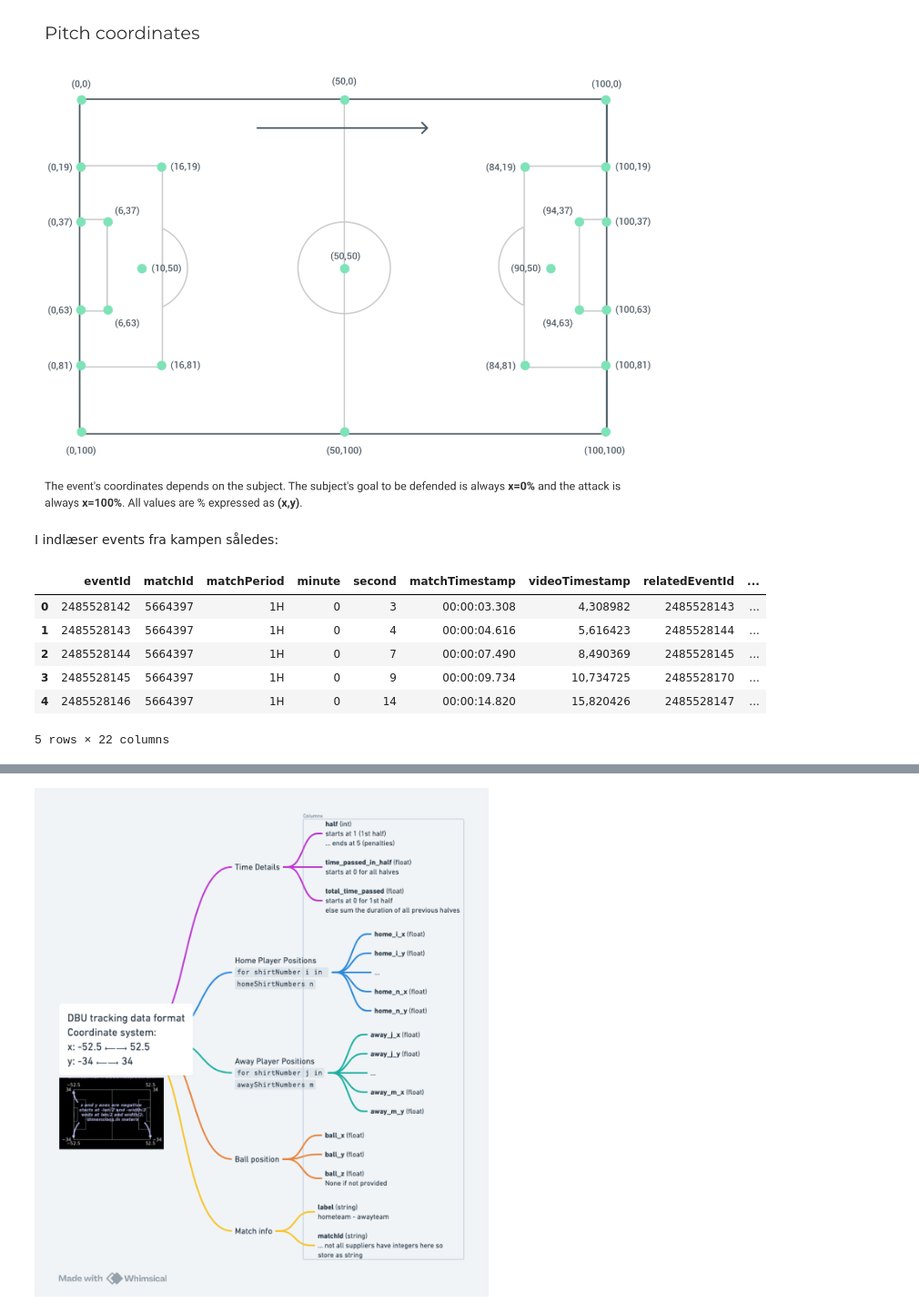
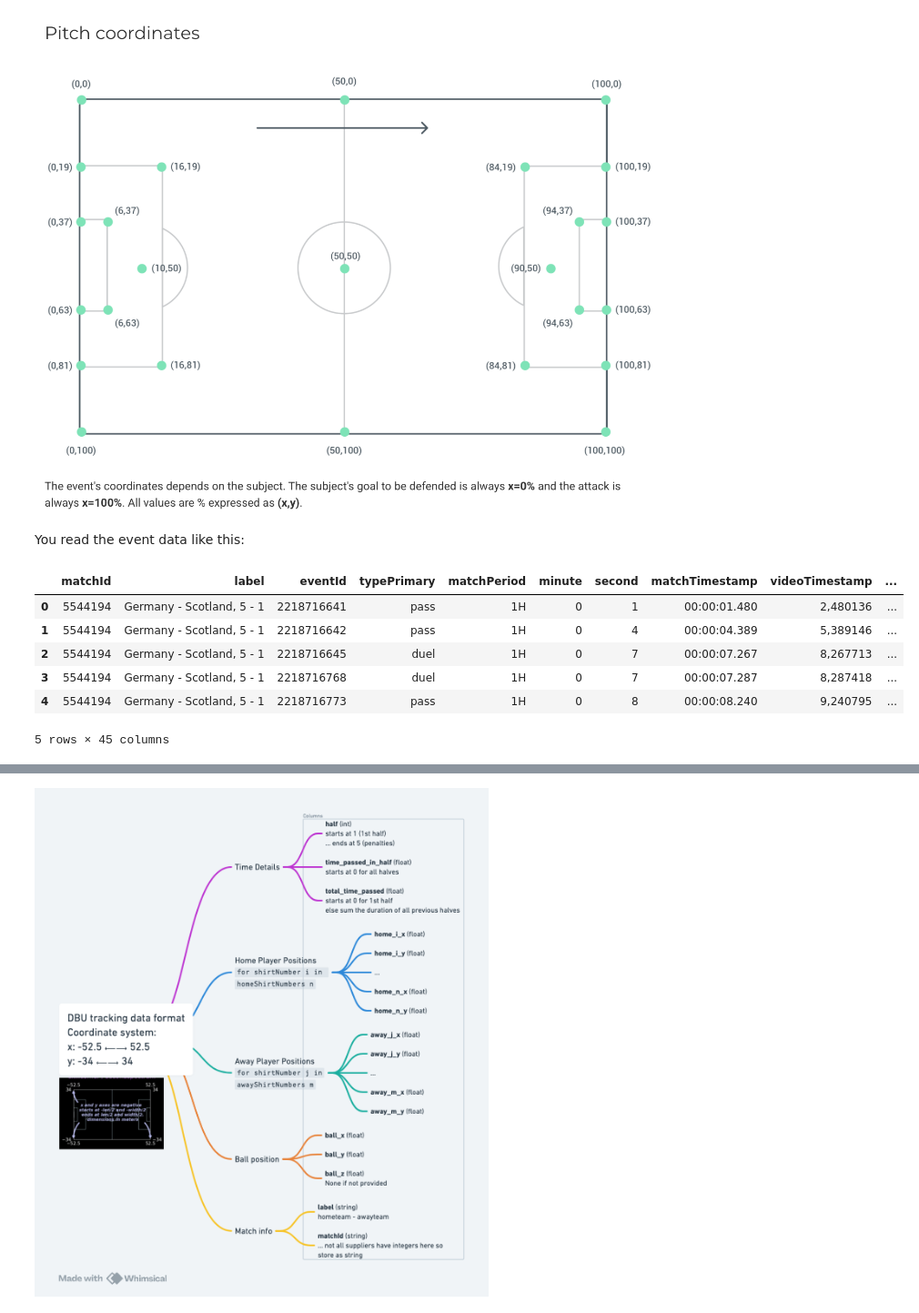
Before and after one commit to Halfspace-io/hs-dbu-hackathon, a Jupyter notebook: intro.ipynb, the cells around one changed output, grey strips where cells are left out. Shown at 91% size. Cells and saved outputs as stored; diff of their text form; code cells hidden in the pictures.

```diff
--- a/intro.ipynb
+++ b/intro.ipynb
@@ -43,17 +74,17 @@ Image(filename='pngs/wyscout_pitch_coordinates.png')
 # %% [output]
 [figure]
 # %% [markdown]
-I indlæser events fra kampen således:
+You read the event data like this:
 # %%
 import pandas as pd
-den_por = pd.read_csv(Directories.DATA_PATH / "test_match/H_NL2024-2025/DEN-POR_NL2024/events.csv")
-den_por.head()
+events = pd.read_csv(Directories.DATA_PATH / "events.csv")
+events.head()
 # %% [output]
-|  | eventId | matchId | matchPeriod | minute | second | matchTimestamp | videoTimestamp | relatedEventId | ... |
-| 0 | 2485528142 | 5664397 | 1H | 0 | 3 | 00:00:03.308 | 4,308982 | 2485528143 | ... |
-| 1 | 2485528143 | 5664397 | 1H | 0 | 4 | 00:00:04.616 | 5,616423 | 2485528144 | ... |
-| 2 | 2485528144 | 5664397 | 1H | 0 | 7 | 00:00:07.490 | 8,490369 | 2485528145 | ... |
-| 3 | 2485528145 | 5664397 | 1H | 0 | 9 | 00:00:09.734 | 10,734725 | 2485528170 | ... |
-| 4 | 2485528146 | 5664397 | 1H | 0 | 14 | 00:00:14.820 | 15,820426 | 2485528147 | ... |
+|  | matchId | label | eventId | typePrimary | matchPeriod | minute | second | matchTimestamp | videoTimestamp | ... |
+| 0 | 5544194 | Germany - Scotland, 5 - 1 | 2218716641 | pass | 1H | 0 | 1 | 00:00:01.480 | 2,480136 | ... |
+| 1 | 5544194 | Germany - Scotland, 5 - 1 | 2218716642 | pass | 1H | 0 | 4 | 00:00:04.389 | 5,389146 | ... |
+| 2 | 5544194 | Germany - Scotland, 5 - 1 | 2218716645 | duel | 1H | 0 | 7 | 00:00:07.267 | 8,267713 | ... |
+| 3 | 5544194 | Germany - Scotland, 5 - 1 | 2218716768 | duel | 1H | 0 | 7 | 00:00:07.287 | 8,287418 | ... |
+| 4 | 5544194 | Germany - Scotland, 5 - 1 | 2218716773 | pass | 1H | 0 | 8 | 00:00:08.240 | 9,240795 | ... |
-5 rows × 22 columns
+5 rows × 45 columns
 # %% [markdown]
```
Also changed, not shown: parts of 25 cells of this notebook, 4 other files.
